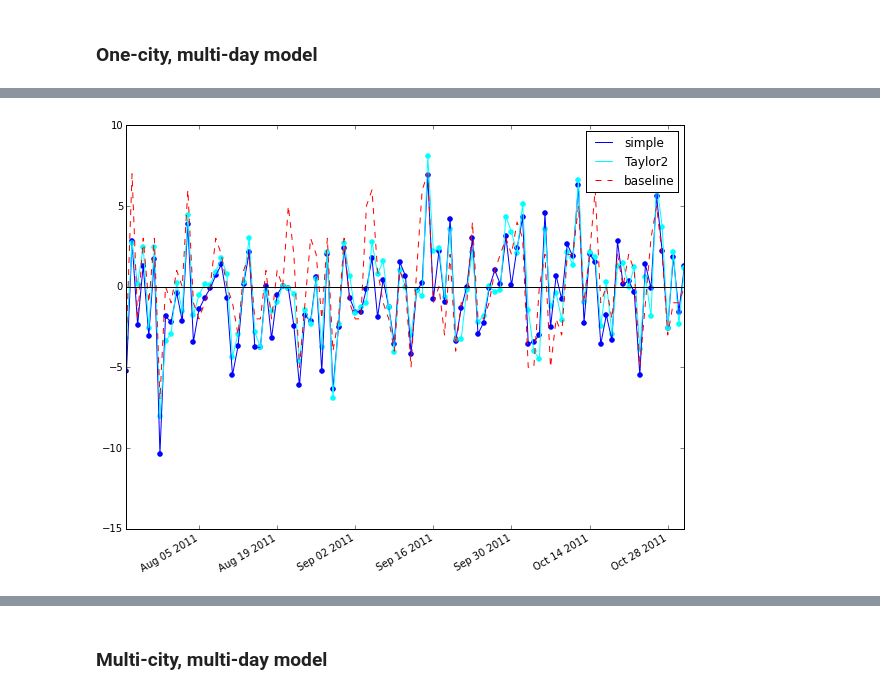
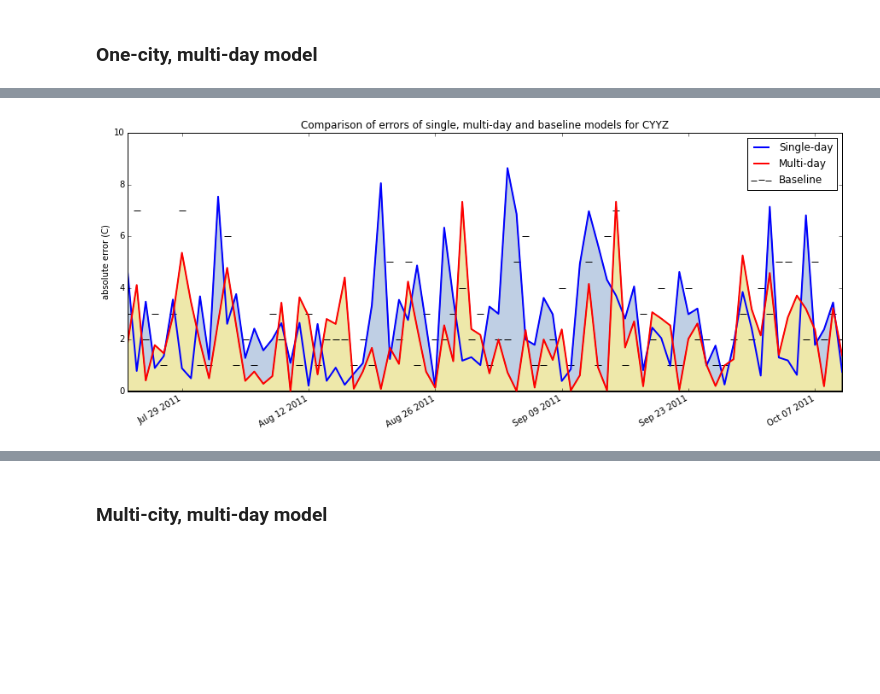
Before and after one commit to majorgowan/wpwp, a Jupyter notebook: Notebooks/wU_Regression_models.ipynb, the cells around one changed output, grey strips where cells are left out. Drawn from its saved outputs; the diff is of its cells as text; code cells hidden in the pictures; blank space fills up the shorter version.

```diff
--- a/Notebooks/wU_Regression_models.ipynb
+++ b/Notebooks/wU_Regression_models.ipynb
@@ -25,5 +25,9 @@ featureData, target, model_params = Reg.oneCityModel('CYYZ','2005-01-01','2010-1
                                                      'PressMax','dailyPressRange',\
                                                      'HumidityMean',\
                                                      'isWesterly','isSoutherly',\
-                                                     'isFoggy'],targetVar='TempMax',lag=1,scale=True)
+                                                     'isFoggy',\
+                                                     'isMorningMinTemp', 'isMorningMaxTemp', \
+                                                     'isDaytimeMinPress', 'isDaytimeMaxPress', \
+                                                     'isMorningMaxWind'], \
+                                                     targetVar='TempMax',lag=1,scale=True)
 # %% [output]
@@ -65,8 +80,12 @@ Reg.plotModelPred(date_list, pred, target, startIndex=200, endIndex=300)
 pred0 = pred[2:]  # save simple model prediction (for comparison plot)
 featureData, target, model_params = Reg.oneCityTaylorModel('CYYZ','2005-01-01','2010-12-31',\
                                                            ['TempMax','dailyTempRange',\
-                                                           'PressMax','dailyPressRange',\
-                                                           'HumidityMean',\
-                                                           'isWesterly','isSoutherly',\
-                                                           'isFoggy'],targetVar='TempMax',lag=1,order=2,scale=True)
+                                                            'PressMax','dailyPressRange',\
+                                                            'HumidityMean',\
+                                                            'isWesterly','isSoutherly',\
+                                                            'isFoggy',\
+                                                            'isMorningMinTemp', 'isMorningMaxTemp', \
+                                                            'isDaytimeMinPress', 'isDaytimeMaxPress', \
+                                                            'isMorningMaxWind'], \
+                                                            targetVar='TempMax',lag=1,order=2,scale=True)
 # %% [output]
@@ -107,23 +132,25 @@ Reg.plotModelPred(date_list, pred, target, startIndex=200, endIndex=300)
 # %%
 # compare errors from simple and "Taylor" models
-err_base = np.array(target[199:300]) - np.array(target[200:301])
-err0 = np.array(pred0[200:301]) - np.array(target[200:301])
-err2 = np.array(pred[200:301]) - np.array(target[200:301])
+err_base = np.array(target[199:279]) - np.array(target[200:280])
+err0 = np.array(pred0[200:280]) - np.array(target[200:280])
+err2 = np.array(pred[200:280]) - np.array(target[200:280])
 
-fig = plt.figure()
-p1 = plt.plot(date_list[200:301], err0, color='blue')
-p2 = plt.plot(date_list[200:301], err2, color='cyan')
-p3 = plt.plot(date_list[200:301], err_base, color='red', linestyle='--')
-plt.legend(('simple','Taylor2','baseline'))
-plt.plot(date_list[200:301], np.zeros((101,)), color='black')
-plt.scatter(date_list[200:301], err0, color='blue')
-plt.scatter(date_list[200:301], err2, color='cyan')
-plt.xlim([date_list[200],date_list[300]])
+fig = plt.figure(figsize=(15.0, 6.0))
+plt.fill_between(date_list[200:280],abs(err0),interpolate=True,facecolor='lightsteelblue',alpha=0.8)
+plt.fill_between(date_list[200:280],abs(err2),interpolate=True,facecolor='palegoldenrod',alpha=1)
+p1 = plt.plot(date_list[200:280], abs(err0), color='blue',linewidth=2)
+p2 = plt.plot(date_list[200:280], abs(err2), color='red',linewidth=2)
+p3 = plt.scatter(date_list[200:280], abs(err_base), color='black', marker='_', s=50)
+plt.legend(('Single-day','Multi-day','Baseline'))
+plt.xlim([date_list[200],date_list[279]])
+plt.ylim([0,10])
+plt.title('Comparison of errors of single, multi-day and baseline models for CYYZ')
+plt.ylabel('absolute error (C)')
 
 fig.autofmt_xdate()
 plt.show()
 # %% [output]
-[figure, old version]
+[figure, new version]
 # %%
 # using data from one city on multiple days ("Taylor model") ... predict two-days ahead
 featureData, target, model_params = Reg.oneCityTaylorModel('CYYZ','2005-01-01','2010-12-31',\
```
Also changed, not shown: parts of 30 cells of this notebook, 16 other files.
